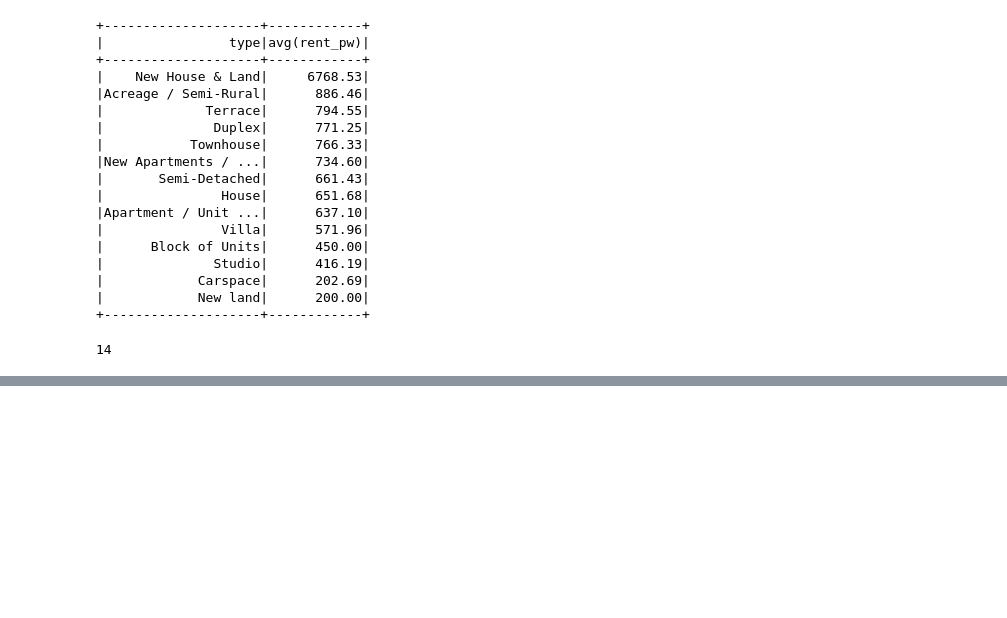
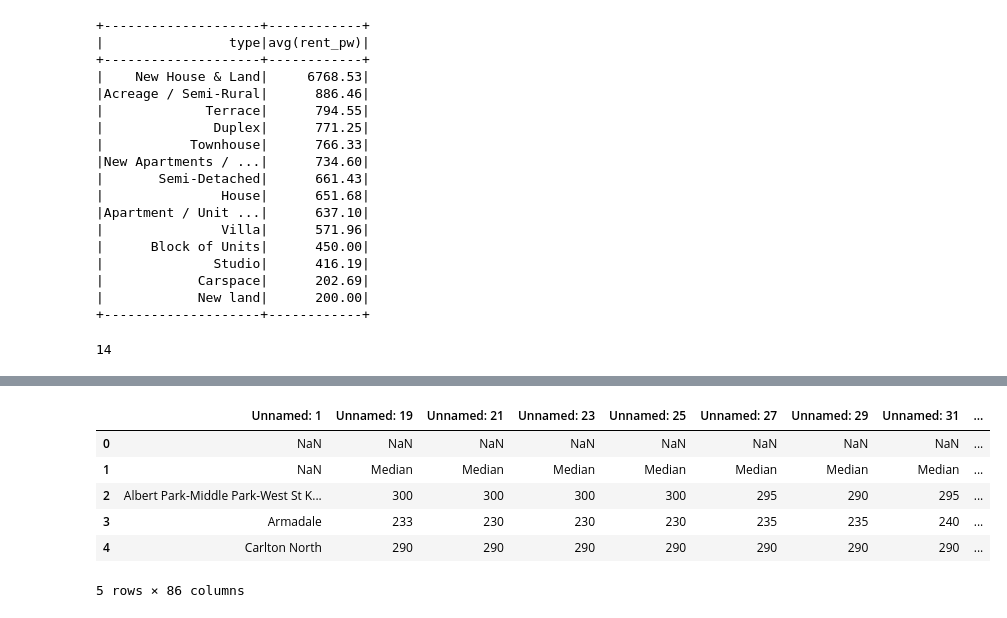
Before and after one commit to MAST30034-AppliedDataScience/project-2-group-real-estate-industry-project-11, a Jupyter notebook: notebooks/preprocess.ipynb, the cells around one changed output, grey strips where cells are left out. Cells and saved outputs as stored; diff of their text form; code cells hidden in the pictures; blank space fills up the shorter version.

```diff
--- a/notebooks/preprocess.ipynb
+++ b/notebooks/preprocess.ipynb
@@ -166,0 +200,12 @@ avg_rent_per_type.count()
+# %%
+# Dorp the even columns (count information)
+historical_median = historical_rent.iloc[:, ::2]
+historical_median.head()
+# %% [output]
+|  | Unnamed: 1 | Unnamed: 19 | Unnamed: 21 | Unnamed: 23 | Unnamed: 25 | Unnamed: 27 | Unnamed: 29 | Unnamed: 31 | ... |
+| 0 | NaN | NaN | NaN | NaN | NaN | NaN | NaN | NaN | ... |
+| 1 | NaN | Median | Median | Median | Median | Median | Median | Median | ... |
+| 2 | Albert Park-Middle Park-West St K... | 300 | 300 | 300 | 300 | 295 | 290 | 295 | ... |
+| 3 | Armadale | 233 | 230 | 230 | 230 | 235 | 235 | 240 | ... |
+| 4 | Carlton North | 290 | 290 | 290 | 290 | 290 | 290 | 290 | ... |
+5 rows × 86 columns
```
Also changed, not shown: parts of 11 cells of this notebook.
